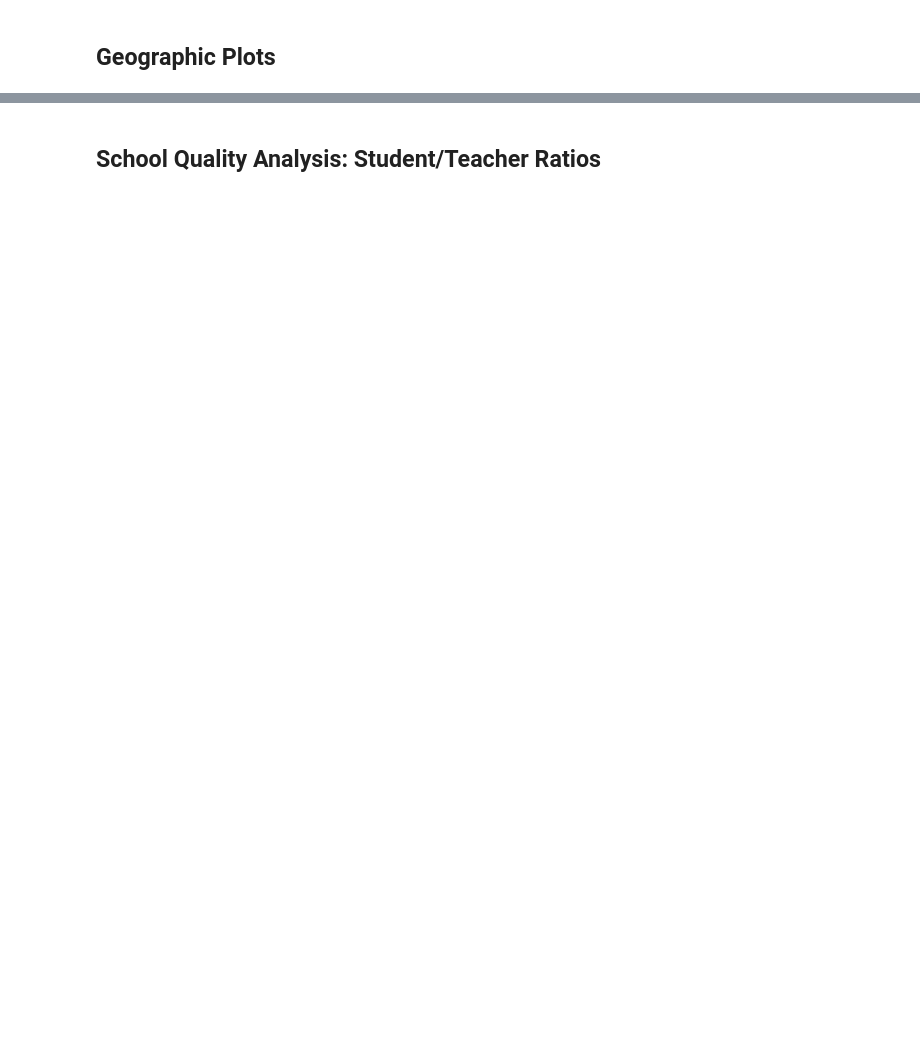
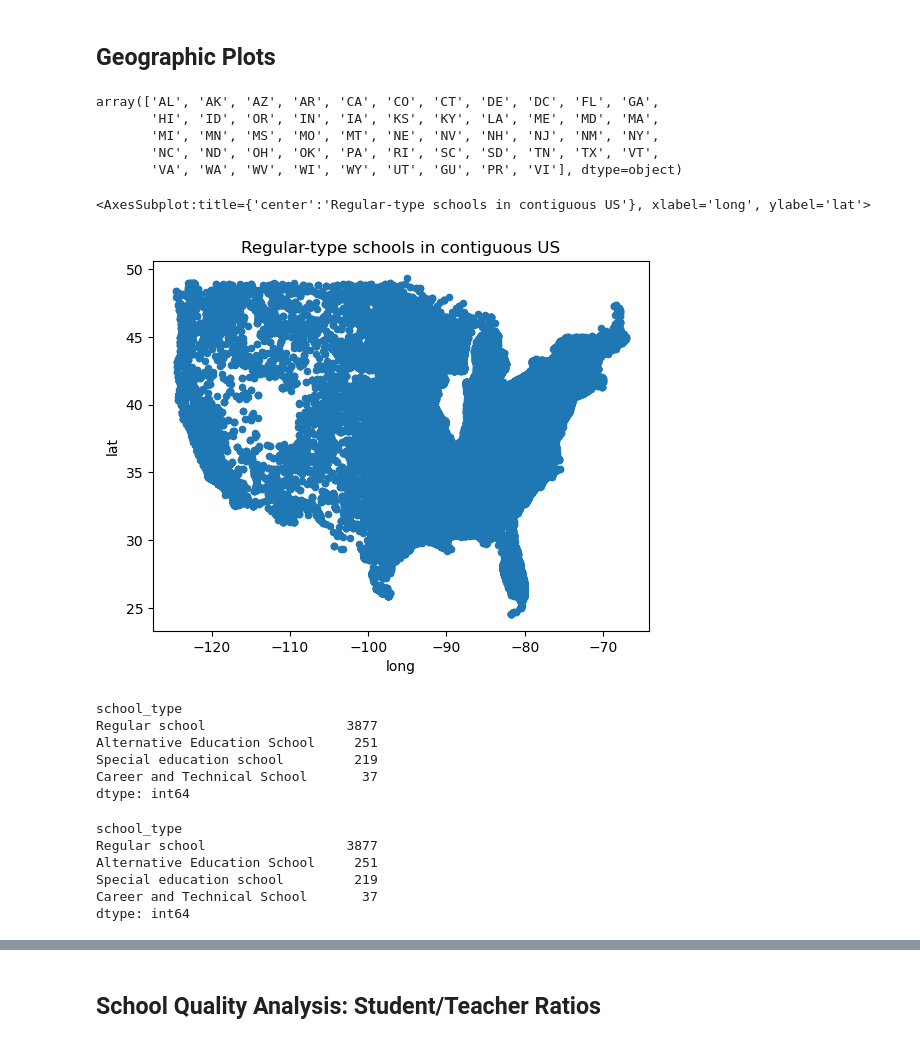
Before and after one commit to redtea3930/US_School_Analysis, a Jupyter notebook: public_school_analysis.ipynb, the cells around one changed output, grey strips where cells are left out. Saved outputs shown, nothing was run; the diff lists cells and outputs as text; code cells hidden in the pictures; blank space fills up the shorter version.

```diff
--- a/public_school_analysis.ipynb
+++ b/public_school_analysis.ipynb
@@ -301,4 +300,53 @@ sns.heatmap(corr_matrix, annot = True, cmap = 'coolwarm')
 # %% [markdown]
 ## Geographic Plots
+# %%
+# Plot only schools from the 48 contiguous US states or the 50 US states (drop territories and PR)
+
+regular_schools['state'].unique()
+# List all values of 'state' to check for all included territories
+# %% [output]
+array(['AL', 'AK', 'AZ', 'AR', 'CA', 'CO', 'CT', 'DE', 'DC', 'FL', 'GA',
+       'HI', 'ID', 'OR', 'IN', 'IA', 'KS', 'KY', 'LA', 'ME', 'MD', 'MA',
+       'MI', 'MN', 'MS', 'MO', 'MT', 'NE', 'NV', 'NH', 'NJ', 'NM', 'NY',
+       'NC', 'ND', 'OH', 'OK', 'PA', 'RI', 'SC', 'SD', 'TN', 'TX', 'VT',
+       'VA', 'WA', 'WV', 'WI', 'WY', 'UT', 'GU', 'PR', 'VI'], dtype=object)
 # %%
-# Plot only schools from the 48 contiguous US states or the 50 US states (drop territories and PR)
+# Guam, the Virgin Islands, Puerto Rico, Alaska, and Hawaii are to be excluded to make a dataframe
+# of the contiguous 48 states
+
+contiguous48 = regular_schools.loc[(regular_schools.state != 'PR') &
+                                   (regular_schools.state != 'AK') &
+                                   (regular_schools.state != 'HI') &
+                                   (regular_schools.state != 'GU') &
+                                   (regular_schools.state != 'VI')
+                                  ]
+contiguous48.plot(x = 'long', y = 'lat', kind = 'scatter', title = 'Regular-type schools in contiguous US')
+# %% [output]
+<AxesSubplot:title={'center':'Regular-type schools in contiguous US'}, xlabel='long', ylabel='lat'>
+[figure, added]
+# %%
+# What's going on in IL?
+# Start with uncleaned data, extract IL data, redo each step of cleaning and check for anomalies at each step
+
+# Does IL have schools that other states would call 'regular' recorded as a type other than 'regular'?
+
+il_schools = data_w_location.loc[data_w_location.state == 'IL']
+il_schools.value_counts('school_type')
+# %% [output]
+school_type
+Regular school                  3877
+Alternative Education School     251
+Special education school         219
+Career and Technical School       37
+dtype: int64
+# %%
+# Does IL have schools that other states would call 'regular' recorded as a type other than 'regular'?
+
+il_schools.value_counts('school_type')
+# %% [output]
+school_type
+Regular school                  3877
+Alternative Education School     251
+Special education school         219
+Career and Technical School       37
+dtype: int64
```
Also changed, not shown: parts of 18 cells of this notebook.
